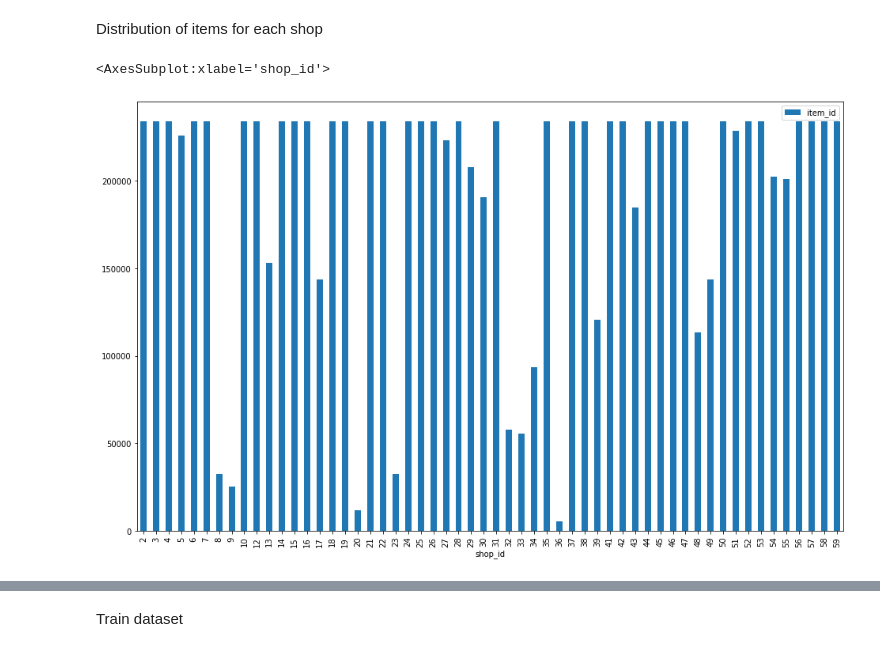
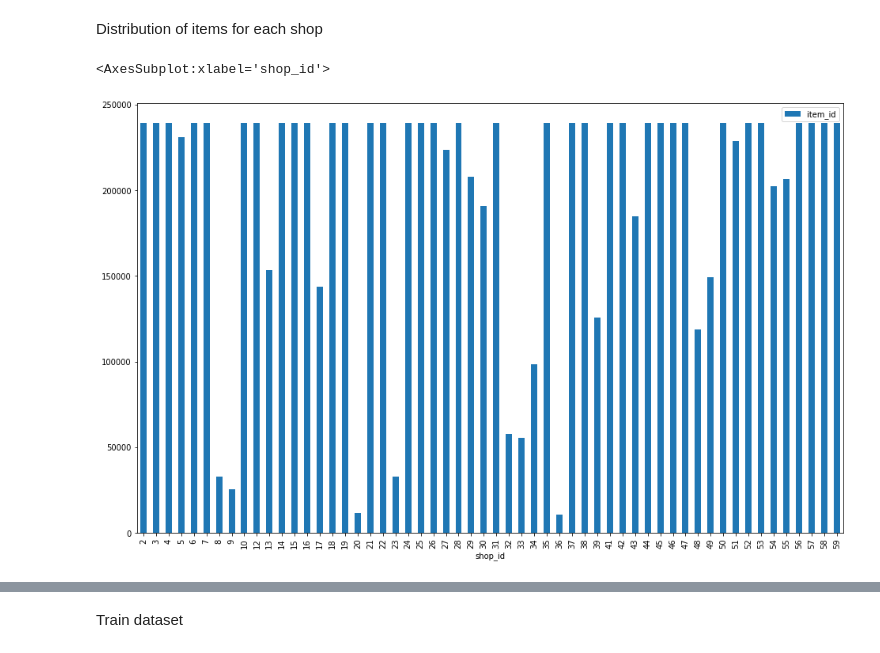
Before and after one commit to beatwad/predict_future_sales, a Jupyter notebook: Pred_Fut_Sales.ipynb, the cells around one changed output, grey strips where cells are left out. Drawn from its saved outputs; the diff is of its cells as text; code cells hidden in the pictures.

```diff
--- a/Pred_Fut_Sales.ipynb
+++ b/Pred_Fut_Sales.ipynb
@@ -32,7 +35,7 @@ def downcast_dtypes(df):
     # Select columns to downcast
     float_cols = [c for c in df if df[c].dtype == "float64"]
     int_cols =   [c for c in df if df[c].dtype == "int64"]
-    downcast_dtypes
+    # downcast_dtypes
     # Downcast
     df[float_cols] = df[float_cols].astype(np.float32)
     df[int_cols]   = df[int_cols].astype(np.int32)
@@ -514,7 +496,7 @@ Wall time: 11.5 s
 # %% [markdown]
 Distribution of items for each shop
 # %%
-sales_train2.groupby('shop_id').agg({'item_id': 'count'}).plot.bar(figsize=(16, 10))
+all_data.groupby('shop_id').agg({'item_id': 'count'}).plot.bar(figsize=(16, 10))
 # %% [output]
 <AxesSubplot:xlabel='shop_id'>
-[figure, old version]
+[figure, new version]
```
Also changed, not shown: parts of 120 cells of this notebook.
